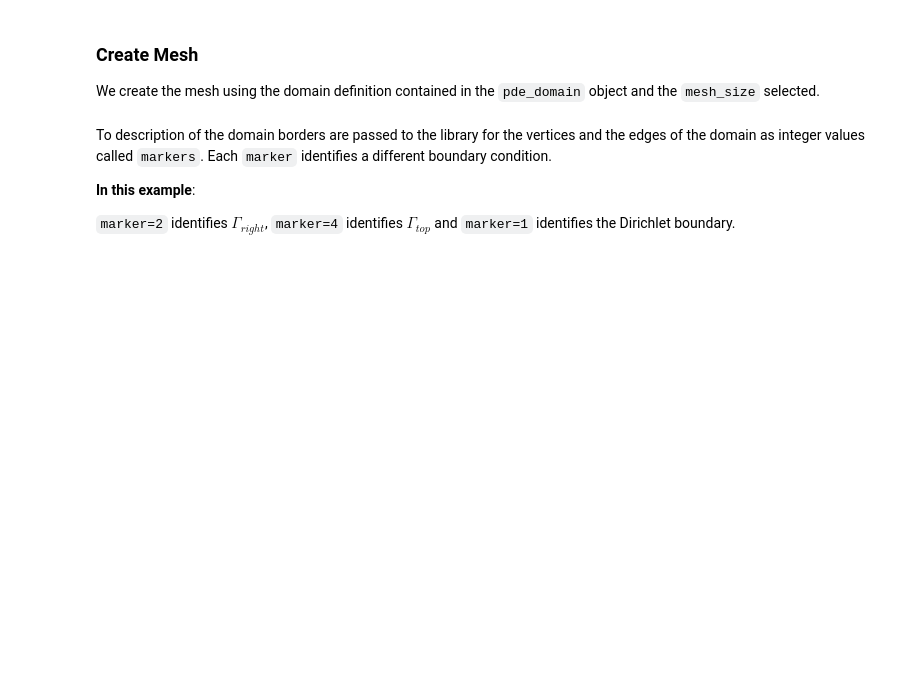
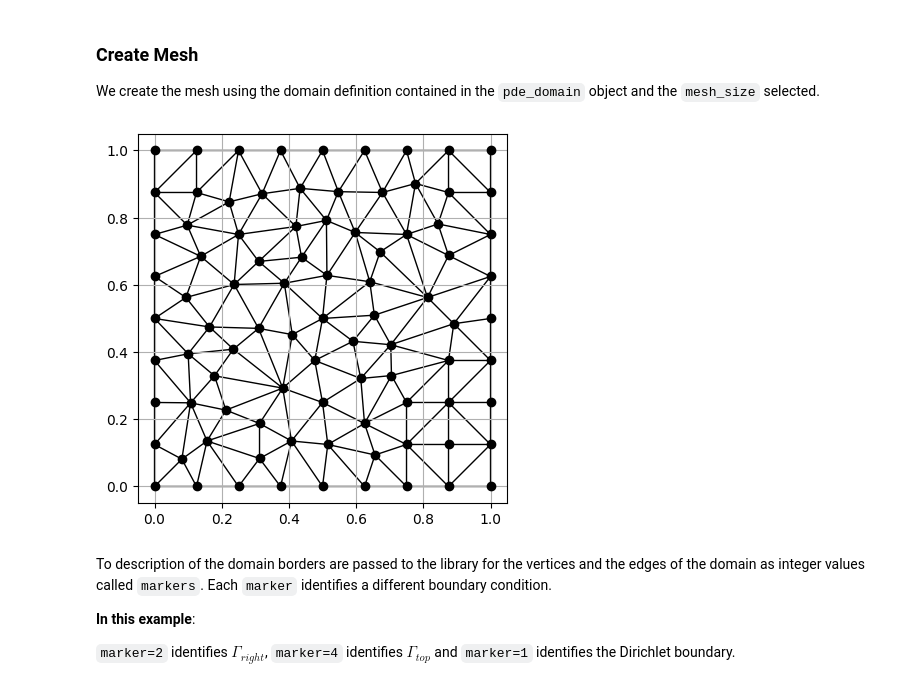
Before and after one commit to fvicini/RBM_ML_2026, a Jupyter notebook: Lab2/FullOrderModel.ipynb, the cells around one changed output. Saved outputs shown, nothing was run; the diff lists cells and outputs as text; code cells hidden in the pictures; blank space fills up the shorter version.

Commit message:
add: lab2 export mesh

```diff
--- a/Lab2/FullOrderModel.ipynb
+++ b/Lab2/FullOrderModel.ipynb
@@ -87,6 +87,10 @@ polydim.pde_tools.mesh.pde_mesh_utilities.create_mesh_2_d(geometry_utilities,
 mesh_geometric_data = polydim.pde_tools.mesh.pde_mesh_utilities.compute_mesh_2_d_geometry_data(geometry_utilities, mesh_utilities, mesh)
 
 vtk_utilities.export_mesh(export_mesh_path, mesh)
+# %%
+other_ut.plot_mesh(mesh)
+# %% [output]
+[figure, added]
 # %% [markdown]
 To description of the domain borders are passed to the library for the vertices and the edges of the domain as integer values called `markers`.
 Each `marker` identifies a different boundary condition.
```
Also changed, not shown: 1 other file.
